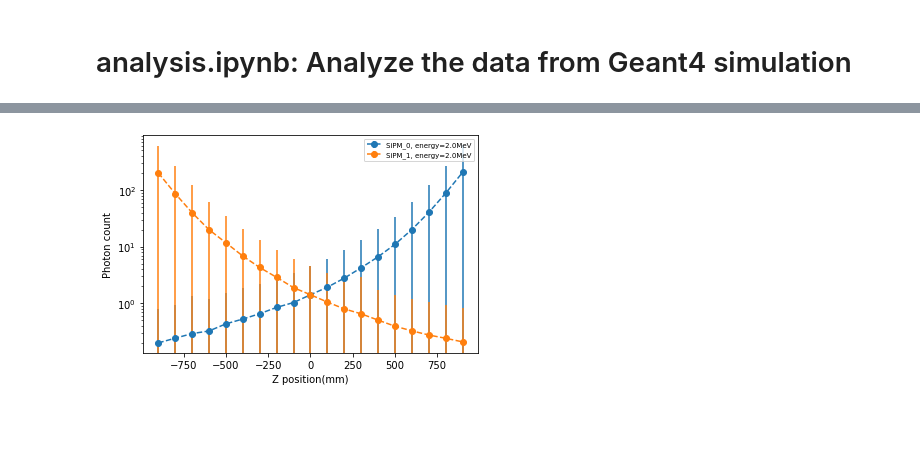
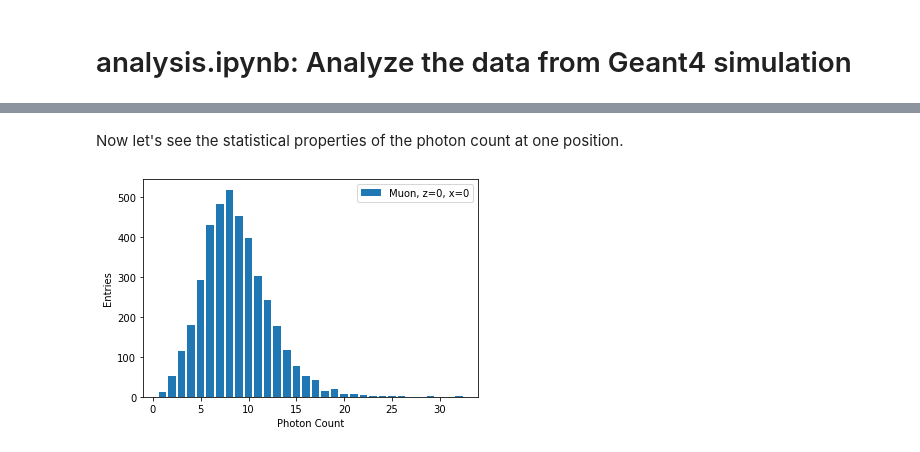
Before and after one commit to mhliu0001/MuonVeto, a Jupyter notebook: analysis/analysis.ipynb, the cells around one changed output, grey strips where cells are left out. Drawn from its saved outputs; the diff is of its cells as text; code cells hidden in the pictures; blank space fills up the shorter version.

```diff
--- a/analysis/analysis.ipynb
+++ b/analysis/analysis.ipynb
@@ -102,30 +90,52 @@ plt.savefig("./figure/muon_x.png", dpi=600, bbox_inches='tight')
 # %%
-energyValue, indices = np.unique(energy_z_gamma, return_index=True)
+energyValue, indices = np.unique(rawData_gamma['energy'], return_index=True)
 
 fig, ax = plt.subplots()
 for energyIndex in range(energyValue.shape[0]):
     if energyIndex == energyValue.shape[0]-1:
         for SiPMNb in range(SiPMCount):
             ax.errorbar(
-                zPosition_gamma[indices[energyIndex]:],
-                mean_z_gamma[SiPMNb][indices[energyIndex]:],
-                rms_z_gamma[SiPMNb][indices[energyIndex]:],
+                rawData_gamma['z_position'][indices[energyIndex]:],
+                rawData_gamma['SiPM_stat'][indices[energyIndex]:, SiPMNb, 0],
+                rawData_gamma['SiPM_stat'][indices[energyIndex]:, SiPMNb, 1],
                 fmt='o--',
                 label=f"SiPM_{SiPMNb}, energy={energyValue[energyIndex]*1000}MeV")
-    '''
     else:
         for SiPMNb in range(SiPMCount):
             ax.errorbar(
-                zPosition_gamma[indices[energyIndex]:indices[energyIndex+1]],
-                mean_z_gamma[SiPMNb][indices[energyIndex]:indices[energyIndex+1]],
-                rms_z_gamma[SiPMNb][indices[energyIndex]:indices[energyIndex+1]],
+                rawData_gamma['z_position'][indices[energyIndex]:indices[energyIndex+1]],
+                rawData_gamma['SiPM_stat'][indices[energyIndex]:indices[energyIndex+1], SiPMNb, 0],
+                rawData_gamma['SiPM_stat'][indices[energyIndex]:indices[energyIndex+1], SiPMNb, 1],
                 fmt='o--',
                 label=f"SiPM_{SiPMNb}, energy={energyValue[energyIndex]*1000}MeV")
-    '''
 ax.set_xlabel("Z position(mm)")
 ax.set_ylabel("Photon count")
-ax.set_yscale('log')
+#ax.set_yscale('log')
 ax.legend(fontsize=7)
+ax.grid()
+plt.title("Gamma's photon count & z position relation")
 plt.savefig("./figure/gamma_z_2MeV.png", dpi=600, bbox_inches='tight')
-# %% [output]
-[figure, removed]
+# %% [markdown]
+Now let's see the statistical properties of the photon count at one position.
+# %%
+dtype = np.dtype([
+    ("z_position", "<f8"),
+    ("x_position", "<f8"),
+    ("energy", "<f8"),
+    ("SiPM_photon_count", "<i4")
+])
+rawData_muon_z_0 = np.loadtxt("../data/muon_z_SiPM_0.csv", dtype=dtype, delimiter=',')
+rawData_muon_x_0 = np.loadtxt("../data/muon_x_SiPM_0.csv", dtype=dtype, delimiter=',')
+rawData_gamma_z_0 = np.loadtxt("../data/gamma_z_SiPM_0.csv", dtype=dtype, delimiter=',')
+# %%
+SiPM_photon_count_muon = rawData_muon_z_0[rawData_muon_z_0['z_position']==0]['SiPM_photon_count']
+number, count = np.unique(SiPM_photon_count_muon, return_counts=True)
+
+fig, ax = plt.subplots()
+ax.bar(number, count, label='Muon, z=0, x=0')
+ax.set_xlabel("Photon Count")
+ax.set_ylabel("Entries")
+ax.legend()
+plt.savefig("./figure/muon_stat.png", dpi=600, bbox_inches='tight')
+# %% [output]
+[figure, added]
```
Also changed, not shown: parts of 12 cells of this notebook, 17 other files.
